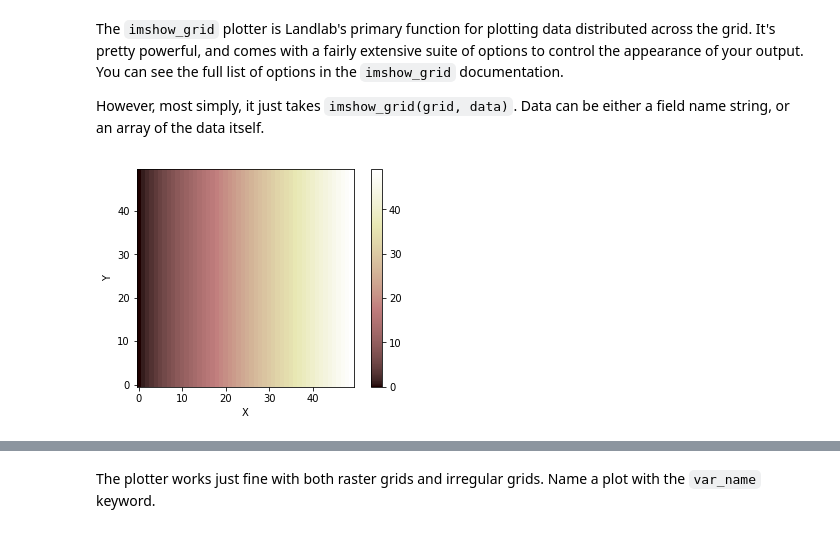
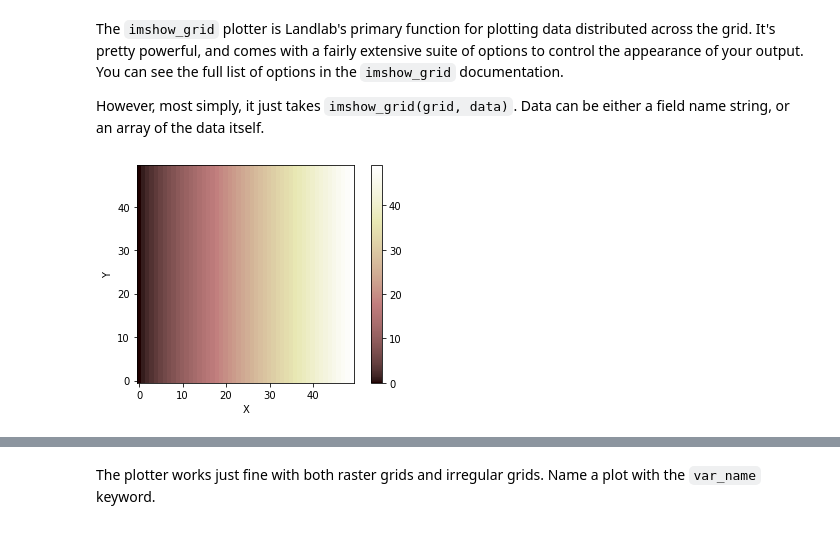
Before and after one commit to landlab/tutorials, a Jupyter notebook: plotting/landlab-plotting.ipynb, the cells around one changed output, grey strips where cells are left out. Cells and saved outputs as stored; diff of their text form; code cells hidden in the pictures.

```diff
--- a/plotting/landlab-plotting.ipynb
+++ b/plotting/landlab-plotting.ipynb
@@ -31,8 +31,8 @@ However, most simply, it just takes `imshow_grid(grid, data)`. Data can be eithe
 # %%
 %matplotlib inline
 rmg = RasterModelGrid((50, 50), 1.)
-imshow_grid(rmg, rmg.node_x)  # plot the x distances at nodes
+imshow_grid(rmg, rmg.x_of_node)  # plot the x distances at nodes
 show()
 # %% [output]
-[figure, old version]
+[figure, new version]
 # %% [markdown]
```
Also changed, not shown: parts of 16 cells of this notebook.
